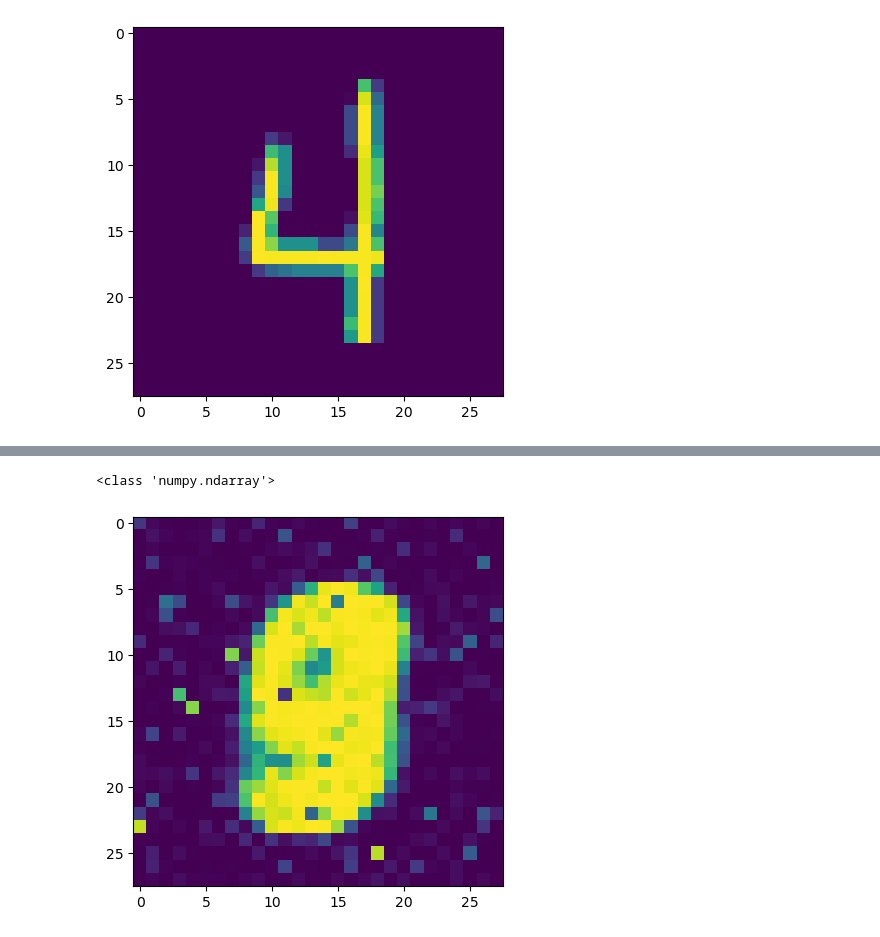
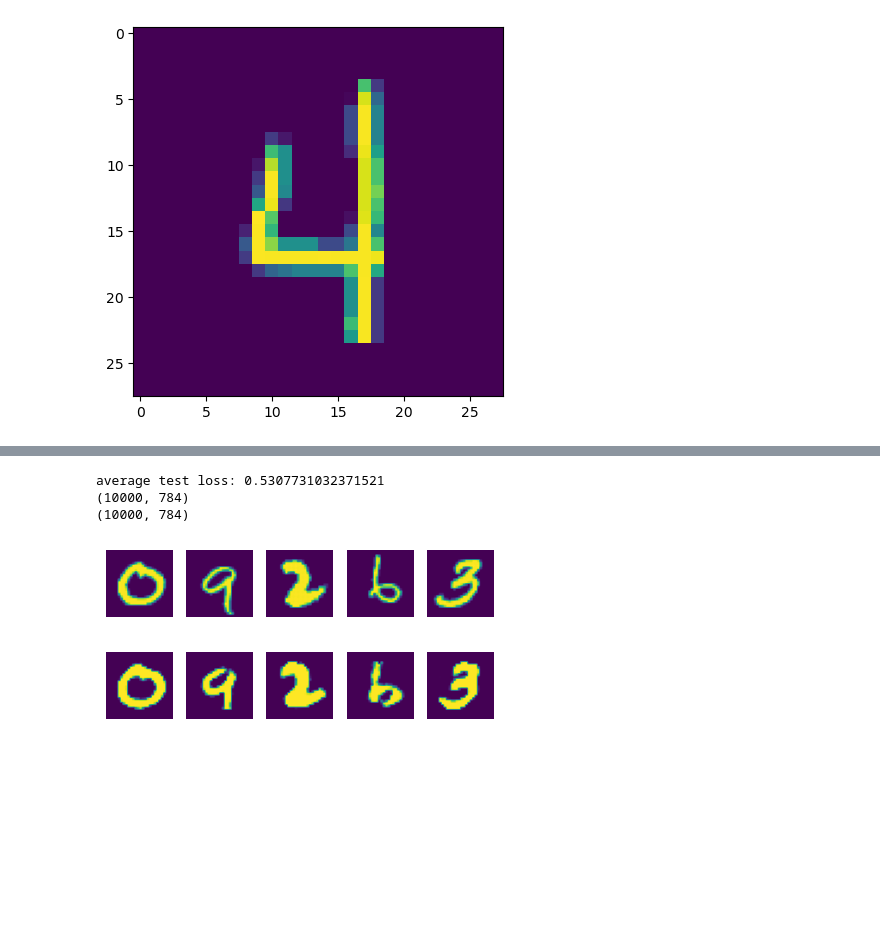
Before and after one commit to samarth0898/MNISTAutoEncoder, a Jupyter notebook: main.ipynb, the cells around one changed output, grey strips where cells are left out. Drawn from its saved outputs; the diff is of its cells as text; code cells hidden in the pictures; blank space fills up the shorter version.

Commit message:
reconstructed

```diff
--- a/main.ipynb
+++ b/main.ipynb
@@ -29,7 +29,7 @@ plt.show()
 [figure]
 # %%
 
-batch_size_test = 32
+
 train_dataset = torchvision.datasets.MNIST('/files/', train=True, download=True,
                              transform=torchvision.transforms.Compose([
                                torchvision.transforms.ToTensor(),
@@ -45,6 +45,7 @@ test_dataset = torchvision.datasets.MNIST('/files/', train=False, download=True,
                                torchvision.transforms.Normalize(
                                  (0.1307,), (0.3081,))
                              ]))
-# test_loader = torch.utils.data.DataLoader(
-#   ,
-#   batch_size=batch_size_test, shuffle=True)
+batch_size_test = len(test_dataset)
+test_loader = torch.utils.data.DataLoader(test_dataset,
+  batch_size=batch_size_test, shuffle=True)
+print("train samples: {} | test samples {}".format(len(train_dataset), len(test_dataset)))
@@ -149,16 +136,41 @@ for i in range(epochs):
-# %%
-model = model.eval()
-a,b = test_dataset.__getitem__(1)
-a = a.reshape(1,784)
-a = a.to(device)
-out = model(a)
-out = out.detach().cpu().numpy()
-print(type(out))
-data = out.reshape(1, image_size, image_size, 1)
-image = np.asarray(data).squeeze()
-plt.figure()
-plt.imshow(image)
-plt.show()
-# %% [output]
-<class 'numpy.ndarray'>
-[figure, removed]
+# %%
+# Model Evaluate perceptually ~ Observing 5 samples
+# Average test loss as well with BATCH gradient descent
+
+for i, (test_data, test_labels) in  enumerate(test_loader):
+    model = model.eval()
+    test_data = test_data.reshape(10000,784)
+    test_data = test_data.to(device)
+    out = model(test_data)
+
+    crit = loss(out, test_data)
+    print("average test loss: {}".format(crit.item()))
+
+# plotting few of the reconstructed images
+out = out.detach().cpu().numpy()
+test_data = test_data.cpu().numpy()
+# %% [output]
+average test loss: 0.5307731032371521
+(10000, 784)
+(10000, 784)
+# %%
+
+predicted = np.asarray(out[0:5].reshape(5, image_size, image_size, 1)).squeeze()
+original  = np.asarray(test_data[0:5].reshape(5,image_size, image_size,1)).squeeze()
+
+fig = plt.figure(figsize=(5, 7))
+for i in range(5):
+    fig.add_subplot(2, 5, i+1)
+    data = original[i].reshape(image_size, image_size)
+    plt.imshow(data)
+    plt.axis("off")
+
+fig = plt.figure(figsize=(5, 7))
+for i in range(5):
+    fig.add_subplot(2, 5, i+1)
+    data = predicted[i].reshape(image_size, image_size)
+    plt.imshow(data)
+    plt.axis("off")
+# %% [output]
+[figure, added]
+[figure, added]
```
Also changed, not shown: parts of 3 cells of this notebook, 3 other files.
